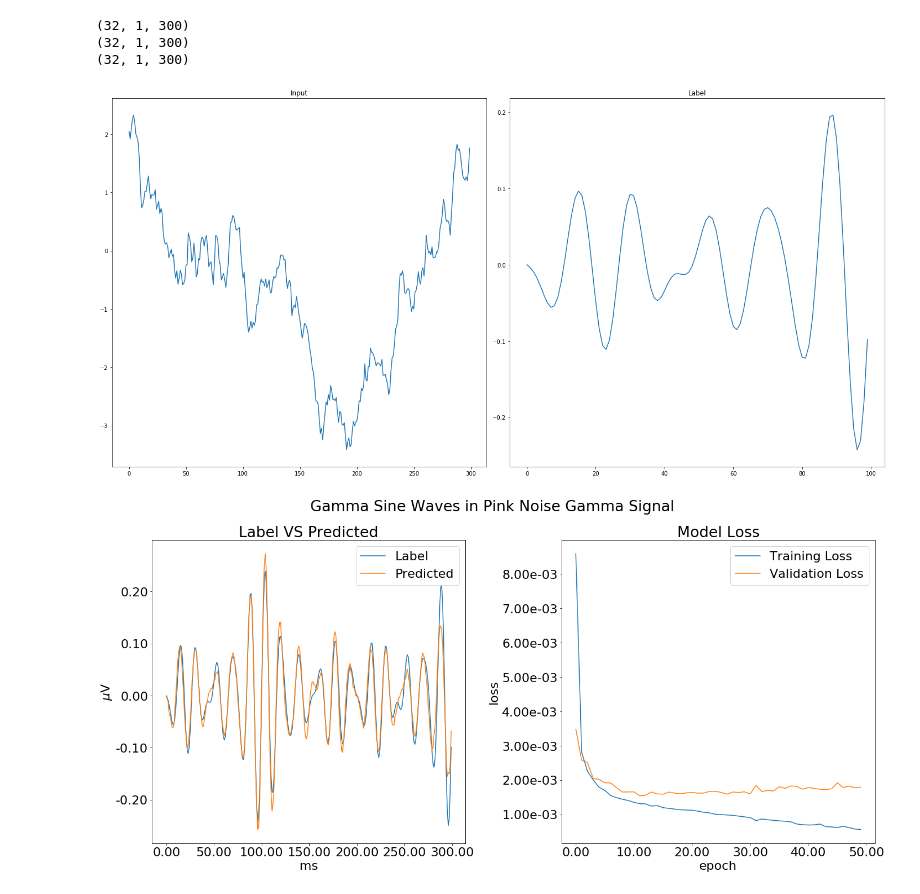
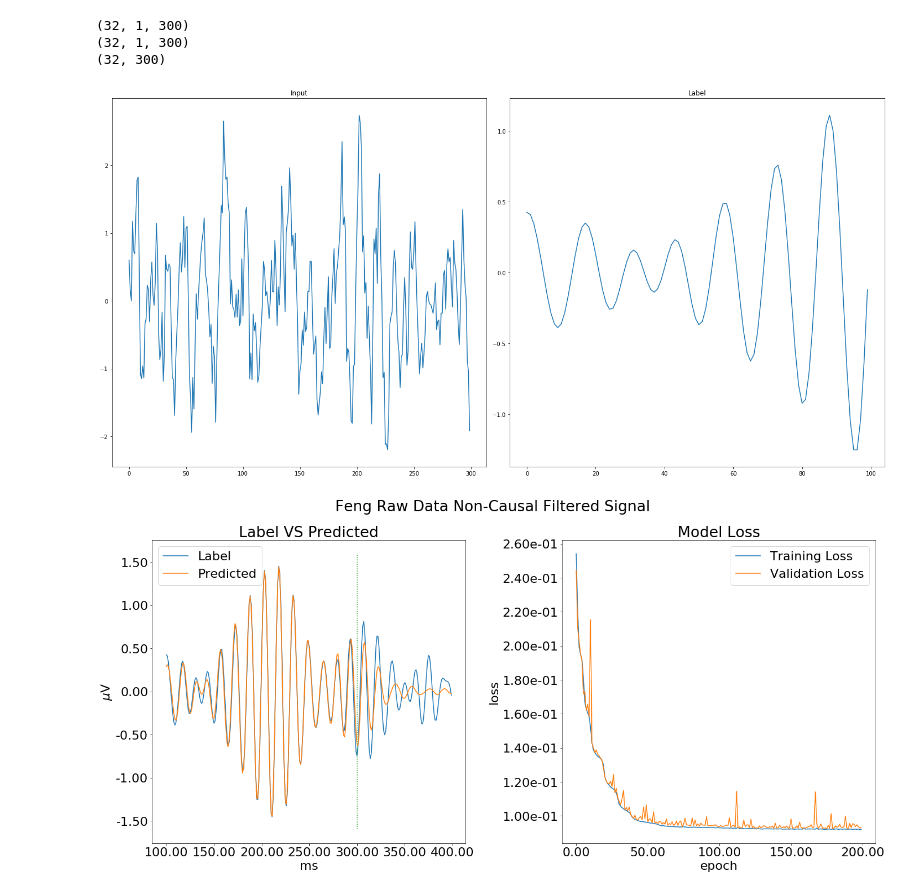
Before and after one commit to MJC598/Neuron_Burst_Analysis, a Jupyter notebook: model_training.ipynb, the cells around one changed output. Drawn from its saved outputs; the diff is of its cells as text; code cells hidden in the pictures.

```diff
--- a/model_training.ipynb
+++ b/model_training.ipynb
@@ -4,9 +4,11 @@ import numpy as np
 # INVIVO_RAW_PATH = '/home/matt/data/InVivoLFPs/BLA_LFP_data/LFP_BLA_gamma.mat'  # True In Vivo Data
 # INVIVO_RAW_PATH = '/home/matt/data/InVivoLFPs/SyntheticData/SyntheticData/LFP_BLA_gamma_syn_background.mat'  # Pink Noise/Background
 # INVIVO_RAW_PATH = '/home/matt/data/InVivoLFPs/SyntheticData/SyntheticData/LFP_BLA_gamma_syn_bg_like_sig.mat'  # Buried Gamma in BG
-INVIVO_RAW_PATH = '/home/matt/data/InVivoLFPs/Generated/pn_multisine_gamma.npz'  # Generated Sine in PN
+# INVIVO_RAW_PATH = '/home/matt/data/InVivoLFPs/Generated/pn_multisine_gamma.npz'  # Generated Sine in PN
+INVIVO_RAW_PATH = '/home/matt/data/InVivoLFPs/FengData/LFP_elec_combine_syn_noise.mat'  # Synthetic Feng 1000 cell model Data
+# INVIVO_RAW_PATH = '/home/matt/data/InVivoLFPs/FengData/LFP_elec_combine.txt'  # Feng Raw 1000 cell model Data
 # %%
-from lfp_prediction.data_gathering import MatlabCollector, NumpyCollector
+from lfp_prediction.data_gathering import MatlabCollector, NumpyCollector, TextCollector
 
 frequency_band = (55, 85)
 
@@ -14,9 +16,9 @@ if 'dc' in locals():  # This is done to delete the massive variables and free up
     del dc
     del data
     del labels
-dc = NumpyCollector(INVIVO_RAW_PATH)
+dc = MatlabCollector(INVIVO_RAW_PATH)
 dc.get_data()
 data, labels = dc.filter_data(filter_type='non-causal',
                               freq_band=frequency_band,
-                              filter_rate=400)
+                              filter_rate=100)
 # %% [output]
@@ -112,11 +114,11 @@ def fft_loss(output: torch.Tensor, target: torch.Tensor, norm_factor: Optional[t
 import copy
 from lfp_prediction.models import FCN, CNN, LSTM, fit
 
-epochs = 50
+epochs = 200
 
 # model = CNN(in_size=2048, h_size=500, out_size=10)
-model = FCN(in_size=300, h_size=400, out_size=300)
-# model = LSTM(in_size=1, h_size=50, out_size=100)
+# model = FCN(in_size=300, h_size=400, out_size=300)
+model = LSTM(in_size=1, h_size=50, out_size=300)
 # model.load_state_dict(torch.load('LSTM_syn_gammawithbg_nc.pth'))
 model_initial = copy.deepcopy(model)
 device = torch.device("cuda:0" if torch.cuda.is_available() else "cpu")
@@ -181,7 +183,7 @@ print(output.shape)
 # %% [output]
 (32, 1, 300)
 (32, 1, 300)
-(32, 1, 300)
+(32, 300)
 # %%
 %matplotlib inline
 import matplotlib.pyplot as plt
@@ -199,7 +201,7 @@ ax2.set_title('Label')
 plt.tight_layout()
 plt.show()
 # %% [output]
-[figure, old version]
+[figure, new version]
 # %%
 %matplotlib inline
 from matplotlib.ticker import FormatStrFormatter
@@ -214,35 +216,35 @@ fig = plt.figure(figsize=(20,10))
 gs = GridSpec(1,2)
 
 ax1 = fig.add_subplot(gs[0,0])
 ax2 = fig.add_subplot(gs[0,1])
 
-fig.suptitle('Gamma Sine Waves in Pink Noise Gamma Signal')
+fig.suptitle('Feng Raw Data Non-Causal Filtered Signal')
 
-t = np.arange(0, 300)
+t = np.arange(100, 400)
 
 ax1.plot(t, y[0,0,:], label='Label')
-ax1.plot(t, output[0,0,:], label='Predicted')
-# ax1.plot([200, 200], ax1.get_ylim(), ':')
+ax1.plot(t, output[0,:], label='Predicted')
+ax1.plot([300, 300], ax1.get_ylim(), ':')
 ax1.set_xlabel('ms')
 ax1.set_ylabel(r'$\mu$V')
 ax1.set_title('Label VS Predicted')
 ax1.yaxis.set_major_formatter(FormatStrFormatter('%.2f'))
 ax1.xaxis.set_major_formatter(FormatStrFormatter('%.2f'))
 ax1.legend(loc='best')
 
 ax2.plot(np.arange(epochs), np.array(scaled_t_loss), label='Training Loss')
 ax2.plot(np.arange(epochs), np.array(scaled_v_loss), label='Validation Loss')
 ax2.set_xlabel('epoch')
 ax2.set_ylabel('loss')
 ax2.set_title('Model Loss')
 ax2.yaxis.set_major_formatter(FormatStrFormatter('%.2e'))
 ax2.xaxis.set_major_formatter(FormatStrFormatter('%.2f'))
 ax2.legend(loc='best')
 
 fig.tight_layout(rect=[0, 0.03, 1, 0.95])
 
 savefile = 'Signal_and_ModelLoss_' + now.strftime("%m_%d_%Y_%H_%M_%S") + '.png'
 plt.savefig(paths.IMG_DIR + savefile)
 plt.show()
 # %% [output]
-[figure, old version]
+[figure, new version]
```
Also changed, not shown: parts of 5 cells of this notebook, 11 other files.
